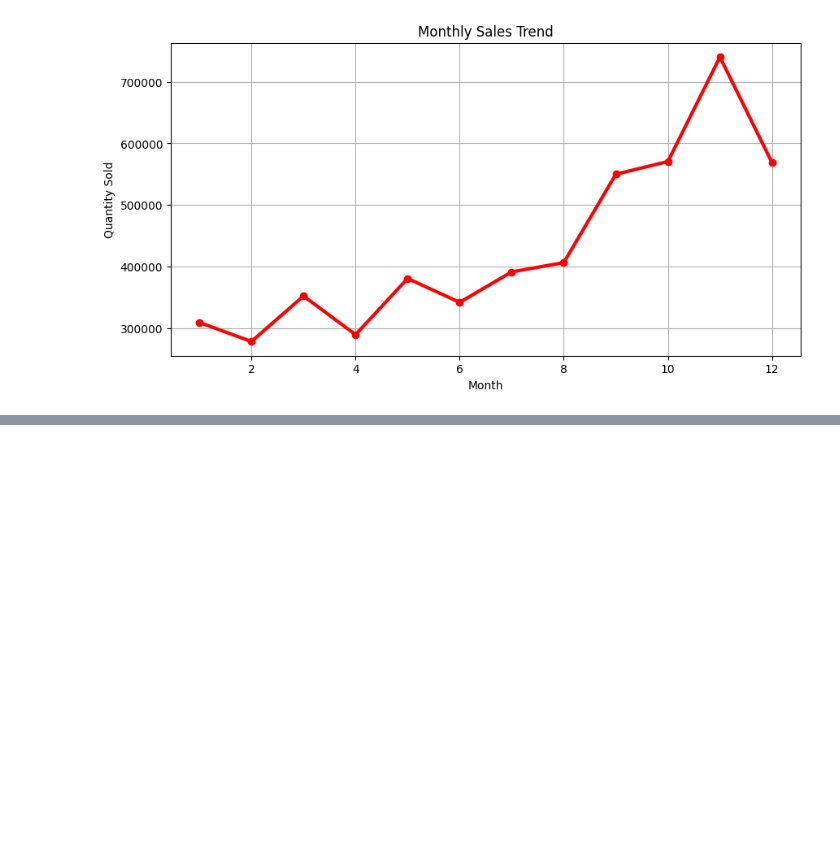
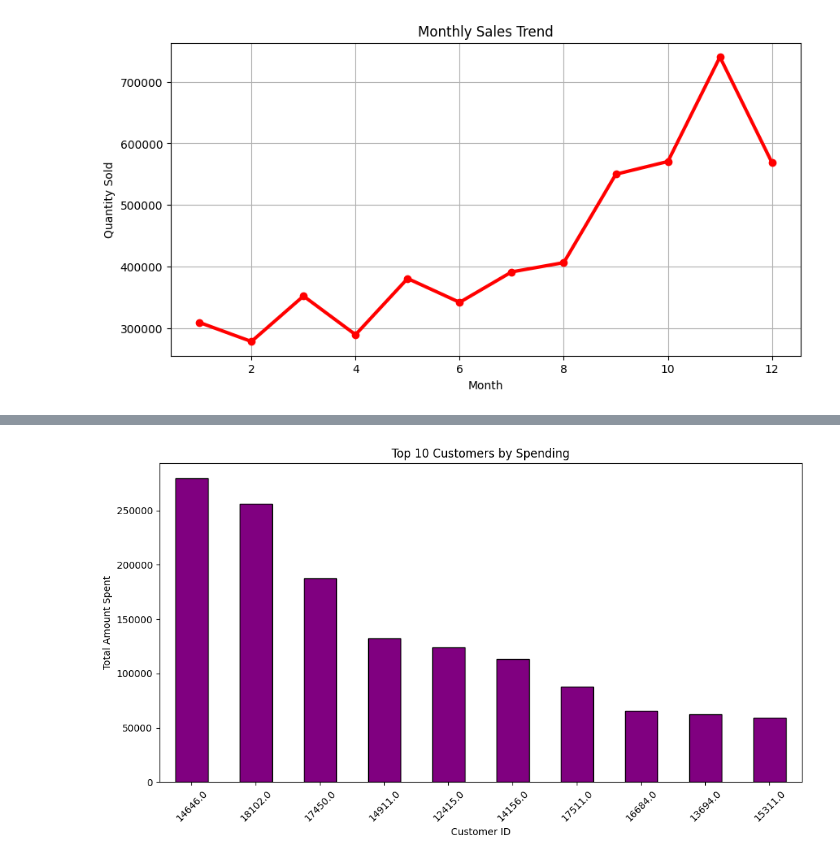
Before and after one commit to shreyabirajdar25-eng/RetailPulse, a Jupyter notebook: EDA.ipynb, the cells around one changed output, grey strips where cells are left out. Saved outputs shown, nothing was run; the diff lists cells and outputs as text; code cells hidden in the pictures; blank space fills up the shorter version.

```diff
--- a/EDA.ipynb
+++ b/EDA.ipynb
@@ -149,0 +164,4 @@ plt.show()
+# %%
+df = df.dropna()
+
+print("New Shape:", df.shape)
@@ -149,0 +174,4 @@ plt.show()
+# %%
+df = df.drop_duplicates()
+
+print("Final Shape:", df.shape)
@@ -149,0 +184,2 @@ plt.show()
+# %%
+df["TotalPrice"] = df["Quantity"] * df["UnitPrice"]
@@ -149,0 +197,17 @@ plt.show()
+# %%
+customer_sales = df.groupby("CustomerID")["TotalPrice"].sum().sort_values(ascending=False).head(10)
+
+plt.figure(figsize=(12,6))
+customer_sales.plot(
+    kind="bar",
+    color="purple",
+    edgecolor="black"
+)
+
+plt.title("Top 10 Customers by Spending")
+plt.xlabel("Customer ID")
+plt.ylabel("Total Amount Spent")
+plt.xticks(rotation=45)
+plt.show()
+# %% [output]
+[figure, added]
```
Also changed, not shown: parts of 8 cells of this notebook, 2 other files.
